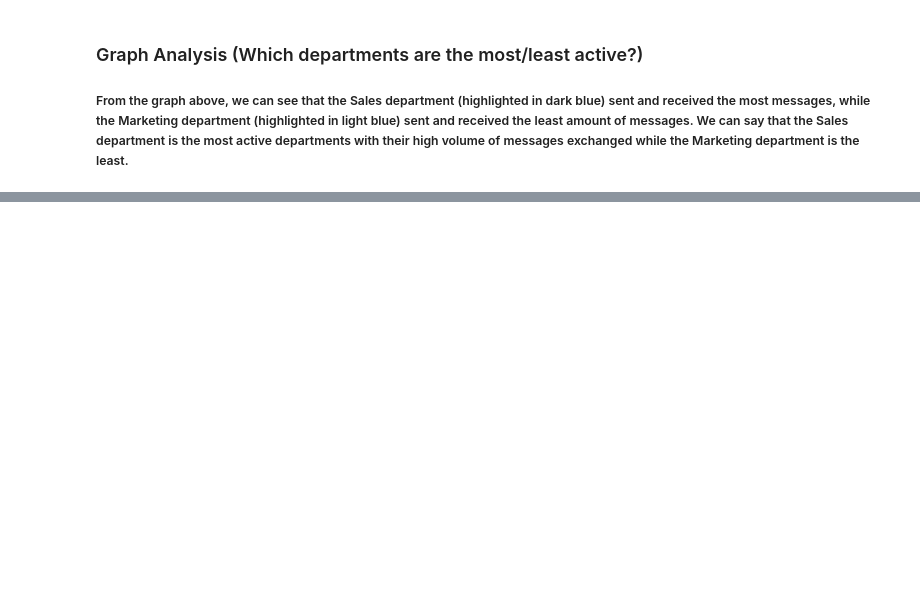
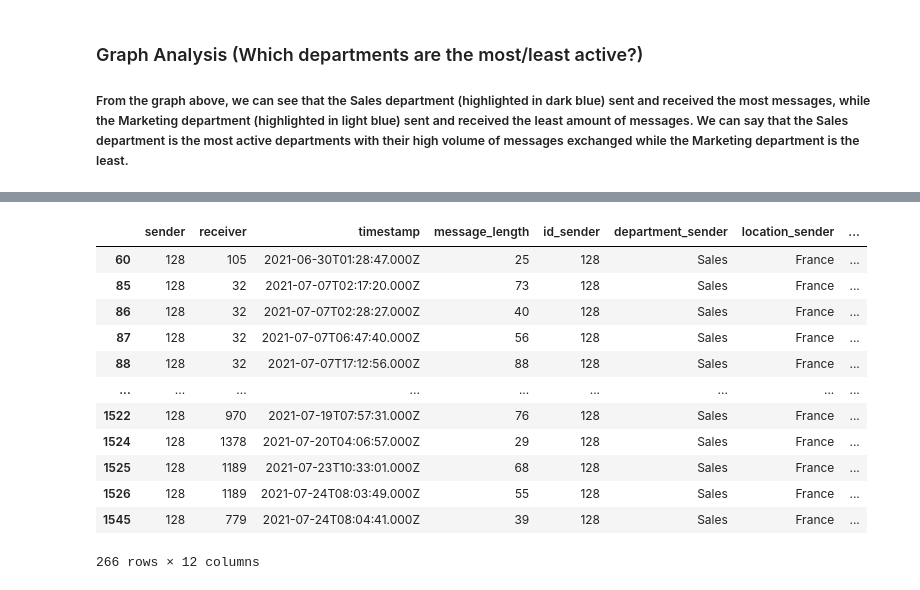
Before and after one commit to nicholastangyx/Datacamp-Competition-Employee-Network-Analysis-, a Jupyter notebook: Analysis.ipynb, the cells around one changed output, grey strips where cells are left out. Cells and saved outputs as stored; diff of their text form; code cells hidden in the pictures; blank space fills up the shorter version.

```diff
--- a/Analysis.ipynb
+++ b/Analysis.ipynb
@@ -304,0 +447,17 @@ gg2
+# %%
+df2[df2.sender == 128]
+# department_influence
+# %% [output]
+|  | sender | receiver | timestamp | message_length | id_sender | department_sender | location_sender | ... |
+| 60 | 128 | 105 | 2021-06-30T01:28:47.000Z | 25 | 128 | Sales | France | ... |
+| 85 | 128 | 32 | 2021-07-07T02:17:20.000Z | 73 | 128 | Sales | France | ... |
+| 86 | 128 | 32 | 2021-07-07T02:28:27.000Z | 40 | 128 | Sales | France | ... |
+| 87 | 128 | 32 | 2021-07-07T06:47:40.000Z | 56 | 128 | Sales | France | ... |
+| 88 | 128 | 32 | 2021-07-07T17:12:56.000Z | 88 | 128 | Sales | France | ... |
+| ... | ... | ... | ... | ... | ... | ... | ... | ... |
+| 1522 | 128 | 970 | 2021-07-19T07:57:31.000Z | 76 | 128 | Sales | France | ... |
+| 1524 | 128 | 1378 | 2021-07-20T04:06:57.000Z | 29 | 128 | Sales | France | ... |
+| 1525 | 128 | 1189 | 2021-07-23T10:33:01.000Z | 68 | 128 | Sales | France | ... |
+| 1526 | 128 | 1189 | 2021-07-24T08:03:49.000Z | 55 | 128 | Sales | France | ... |
+| 1545 | 128 | 779 | 2021-07-24T08:04:41.000Z | 39 | 128 | Sales | France | ... |
+266 rows × 12 columns
```
Also changed, not shown: parts of 19 cells of this notebook, 1 other file.
